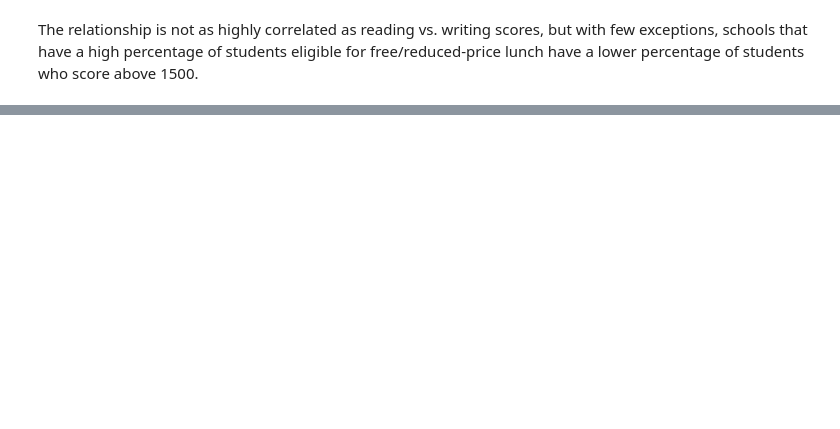
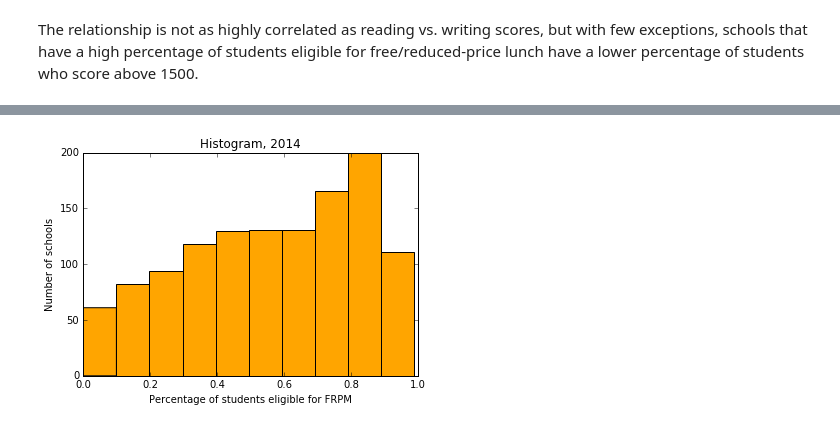
Before and after one commit to dannguyen/python-notebooks-data-wrangling, a Jupyter notebook: Visualization--School-Scores-and-Poverty.ipynb, the cells around one changed output, grey strips where cells are left out. Cells and saved outputs as stored; diff of their text form; code cells hidden in the pictures; blank space fills up the shorter version.

```diff
--- a/Visualization--School-Scores-and-Poverty.ipynb
+++ b/Visualization--School-Scores-and-Poverty.ipynb
@@ -59,0 +85,8 @@ The relationship is not as highly correlated as reading vs. writing scores, but
+# %%
+fig, ax = plt.subplots()
+ax.hist(xdf['adjusted_pct_eligible_frpm_k12'], bins=10, color='orange');
+ax.set_xlabel('Percentage of students eligible for FRPM')
+ax.set_ylabel('Number of schools')
+ax.set_title('Histogram, 2014');
+# %% [output]
+[figure, added]
```
Also changed, not shown: parts of 4 cells of this notebook, 20 other files.
